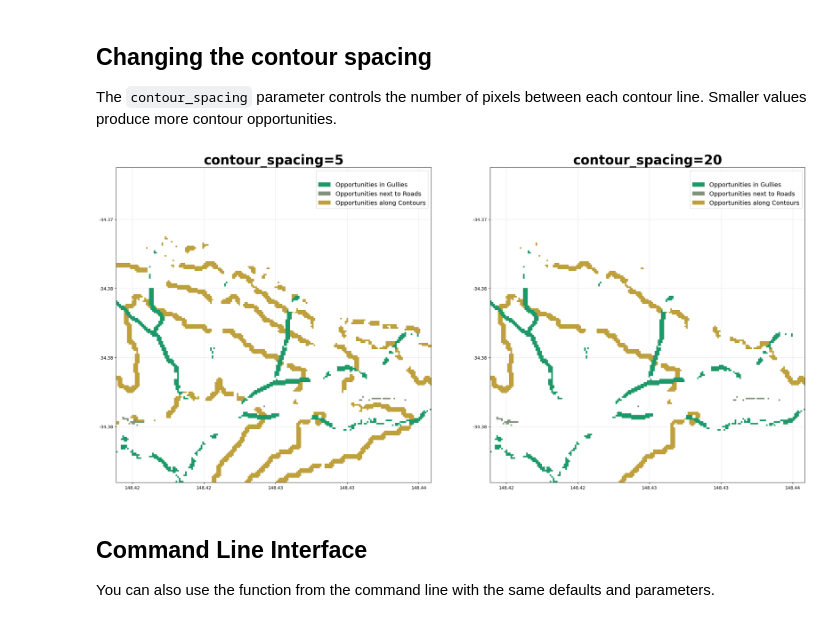
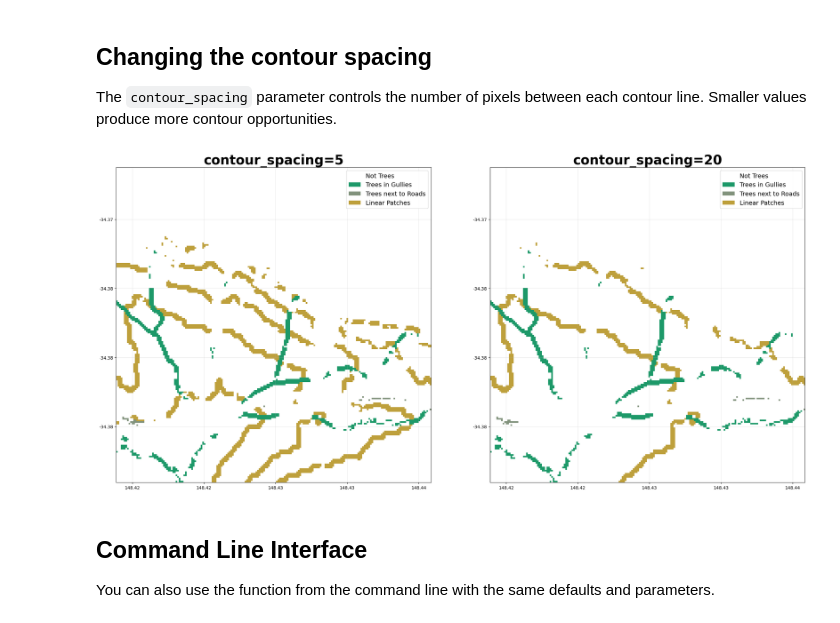
Before and after one commit to ChristopherBradley/shelterbelts, a Jupyter notebook: examples/indices/demo_opportunities.ipynb, the cells around one changed output. Cells and saved outputs as stored; diff of their text form; code cells hidden in the pictures.

```diff
--- a/examples/indices/demo_opportunities.ipynb
+++ b/examples/indices/demo_opportunities.ipynb
@@ -92,18 +92,18 @@ contour line. Smaller values produce more contour opportunities.
 # %%
 ds_cs5 = opportunities(
     tree_file, roads_data=roads_file, gullies_data=gullies_file, **common, stub='demo_cs5', contour_spacing=10,
 )
 ds_cs20 = opportunities(
     tree_file, roads_data=roads_file, gullies_data=gullies_file, **common, stub='demo_cs20', contour_spacing=20,
 )
 
 visualise_categories_sidebyside(
     ds_cs5['opportunities'], ds_cs20['opportunities'],
-    colormap=opportunity_cmap, labels=opportunity_labels,
+    colormap=shelter_categories_cmap, labels=shelter_categories_labels,
     title1="contour_spacing=5", title2="contour_spacing=20"
 )
 # %% [output]
-[figure, old version]
+[figure, new version]
 # %% [markdown]
 ## Command Line Interface
 You can also use the function from the command line with the same defaults and parameters.
```
Also changed, not shown: parts of 6 cells of this notebook, 10 other files.
